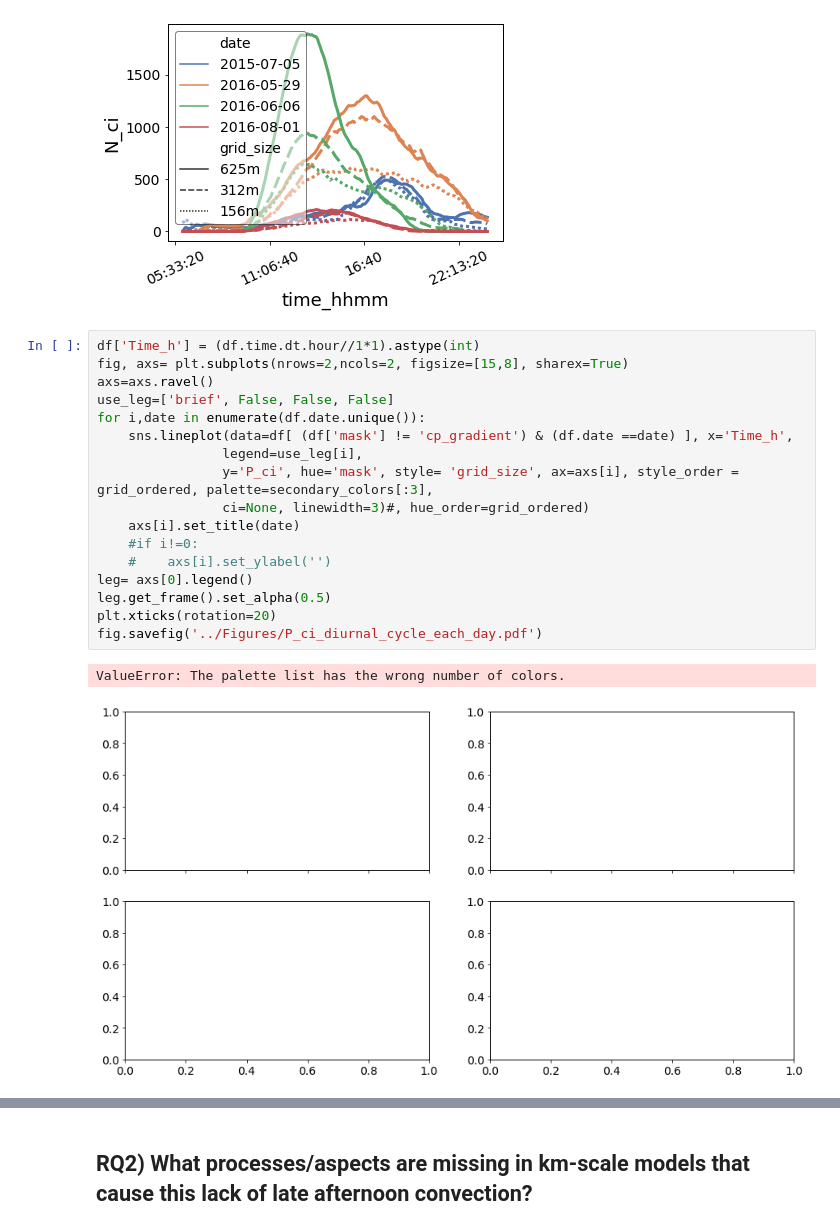
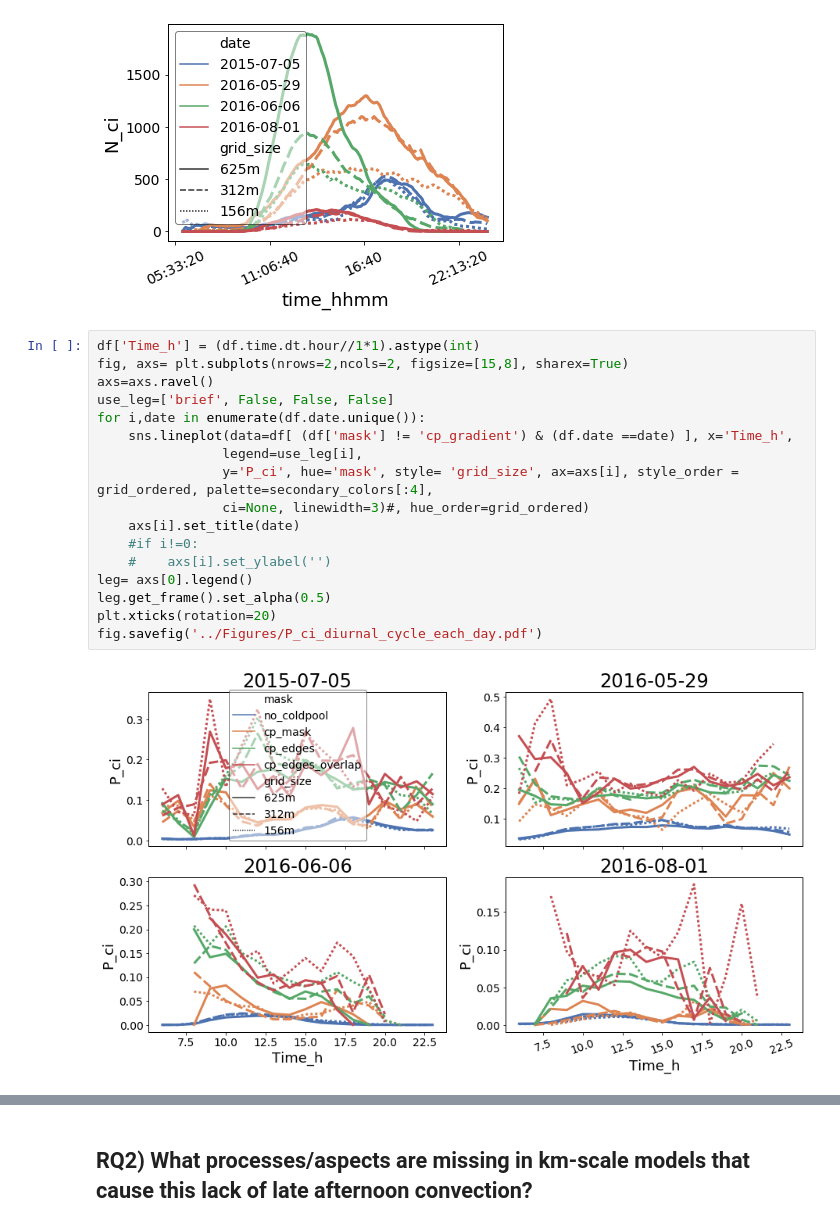
Before and after one commit to HirtM/cold_pool_driven_convection_initiation, a Jupyter notebook: 01_Cold_pool_resolution_dependence_for_paper.ipynb, the cells around one changed output, grey strips where cells are left out. Drawn from its saved outputs; the diff is of its cells as text.

```diff
--- a/01_Cold_pool_resolution_dependence_for_paper.ipynb
+++ b/01_Cold_pool_resolution_dependence_for_paper.ipynb
@@ -425,23 +425,22 @@ plt.xticks(rotation=25)
 # %%
 df['Time_h'] = (df.time.dt.hour//1*1).astype(int)
 fig, axs= plt.subplots(nrows=2,ncols=2, figsize=[15,8], sharex=True)
 axs=axs.ravel()
 use_leg=['brief', False, False, False]
 for i,date in enumerate(df.date.unique()):
     sns.lineplot(data=df[ (df['mask'] != 'cp_gradient') & (df.date ==date) ], x='Time_h',
                 legend=use_leg[i],
-                y='P_ci', hue='mask', style= 'grid_size', ax=axs[i], style_order = grid_ordered, palette=secondary_colors[:3],
+                y='P_ci', hue='mask', style= 'grid_size', ax=axs[i], style_order = grid_ordered, palette=secondary_colors[:4],
                 ci=None, linewidth=3)#, hue_order=grid_ordered)
     axs[i].set_title(date)
     #if i!=0:
     #    axs[i].set_ylabel('')
 leg= axs[0].legend()
 leg.get_frame().set_alpha(0.5)
 plt.xticks(rotation=20)
 fig.savefig('../Figures/P_ci_diurnal_cycle_each_day.pdf')
 # %% [output]
-ValueError: The palette list has the wrong number of colors.
-[figure, old version]
+[figure, new version]
 # %%
 df['Time_h'] = df.time.dt.hour//1*1
 fig, axs= plt.subplots(nrows=2,ncols=2, figsize=[15,8], sharex=True)
```
Also changed, not shown: parts of 12 cells of this notebook.
